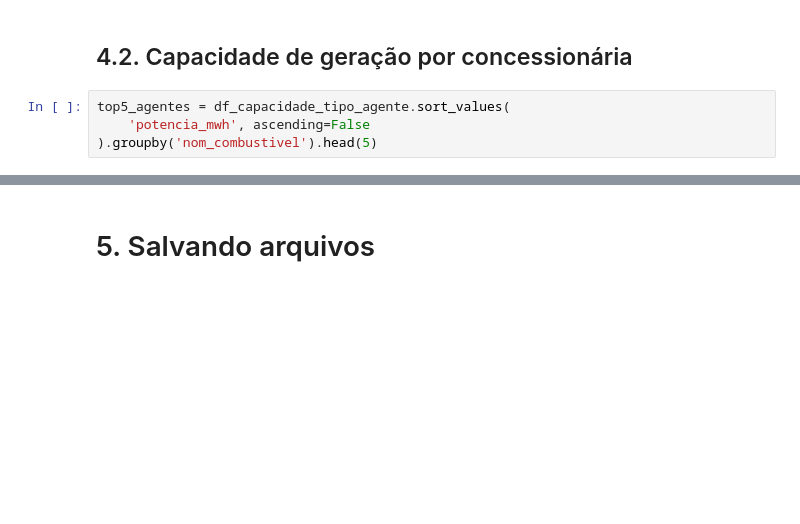
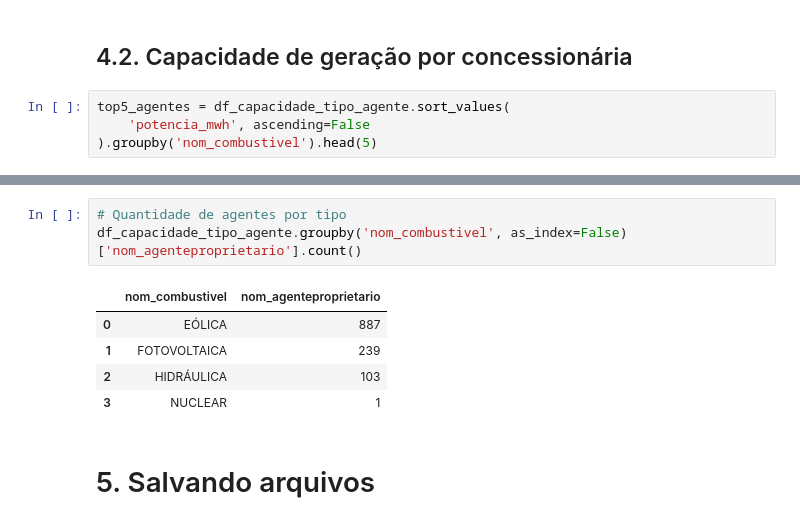
Before and after one commit to daniel64bit/distribuicao-renovavel, a Jupyter notebook: notebooks/analise_exploratoria/ons_capacidade_geracao.ipynb, the cells around one changed output, grey strips where cells are left out. Saved outputs shown, nothing was run; the diff lists cells and outputs as text; blank space fills up the shorter version.

```diff
--- a/notebooks/analise_exploratoria/ons_capacidade_geracao.ipynb
+++ b/notebooks/analise_exploratoria/ons_capacidade_geracao.ipynb
@@ -180,3 +192,12 @@ plt.show()
+# %%
+# Quantidade de agentes por tipo
+df_capacidade_tipo_agente.groupby('nom_combustivel', as_index=False)['nom_agenteproprietario'].count()
+# %% [output]
+|  | nom_combustivel | nom_agenteproprietario |
+| 0 | EÓLICA | 887 |
+| 1 | FOTOVOLTAICA | 239 |
+| 2 | HIDRÁULICA | 103 |
+| 3 | NUCLEAR | 1 |
 # %% [markdown]
 # 5. Salvando arquivos
 # %%
```
Also changed, not shown: parts of 2 cells of this notebook.
